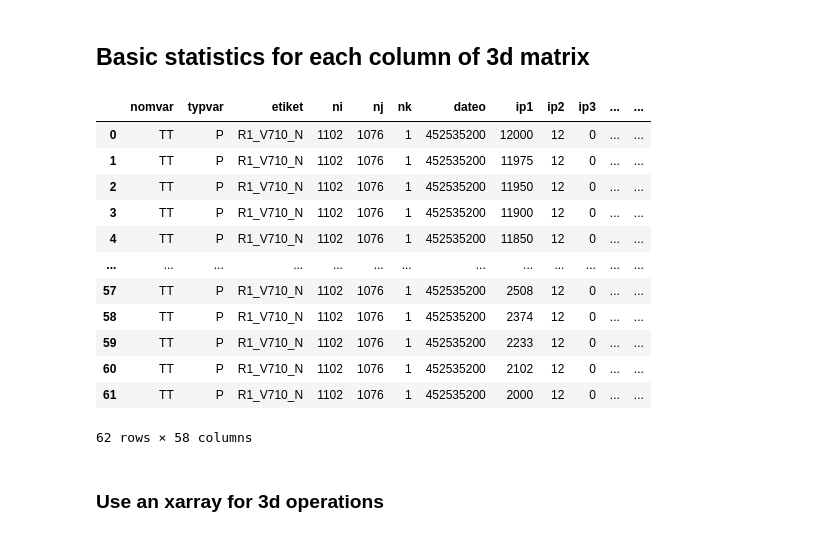
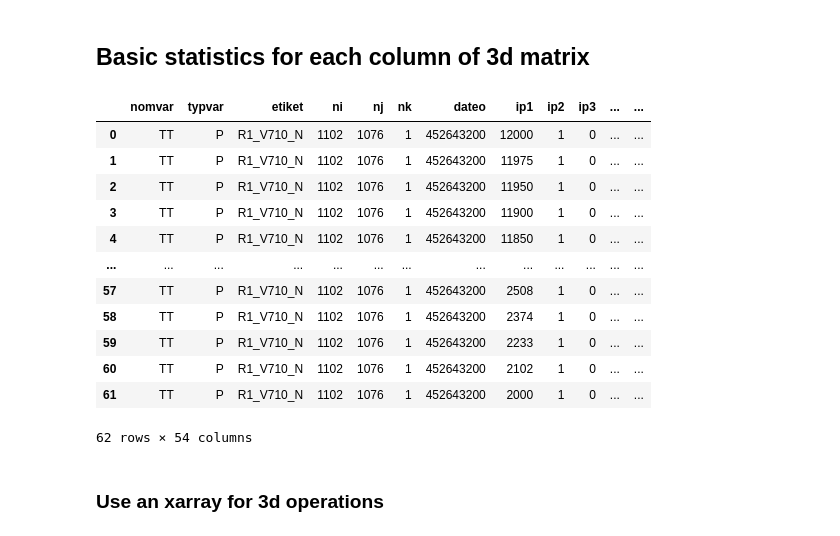
Before and after one commit to sebastiendfortier/fstpy, a Jupyter notebook: doc/Tutorial.ipynb, the cells around one changed output. Saved outputs shown, nothing was run; the diff lists cells and outputs as text; code cells hidden in the pictures.

```diff
--- a/doc/Tutorial.ipynb
+++ b/doc/Tutorial.ipynb
@@ -507,24 +522,24 @@ new_df
 # %% [markdown]
 ## Basic statistics for each column of 3d matrix
 # %%
-tt3d_df = df.loc[(df.nomvar=='TT') & (df.ip2==12)]
+tt3d_df = df.loc[(df.nomvar=='TT') & (df.ip2==np.sort(df.ip2.unique())[0])].reset_index(drop=True)
 # sort by level and reset index
 tt3d_df = tt3d_df.sort_values(by='level',ascending=tt3d_df.iloc[0]['ascending']).reset_index(drop=True)
 tt3d_df
 # %% [output]
 |  | nomvar | typvar | etiket | ni | nj | nk | dateo | ip1 | ip2 | ip3 | ... | ... |
-| 0 | TT | P | R1_V710_N | 1102 | 1076 | 1 | 452535200 | 12000 | 12 | 0 | ... | ... |
-| 1 | TT | P | R1_V710_N | 1102 | 1076 | 1 | 452535200 | 11975 | 12 | 0 | ... | ... |
-| 2 | TT | P | R1_V710_N | 1102 | 1076 | 1 | 452535200 | 11950 | 12 | 0 | ... | ... |
-| 3 | TT | P | R1_V710_N | 1102 | 1076 | 1 | 452535200 | 11900 | 12 | 0 | ... | ... |
-| 4 | TT | P | R1_V710_N | 1102 | 1076 | 1 | 452535200 | 11850 | 12 | 0 | ... | ... |
+| 0 | TT | P | R1_V710_N | 1102 | 1076 | 1 | 452643200 | 12000 | 1 | 0 | ... | ... |
+| 1 | TT | P | R1_V710_N | 1102 | 1076 | 1 | 452643200 | 11975 | 1 | 0 | ... | ... |
+| 2 | TT | P | R1_V710_N | 1102 | 1076 | 1 | 452643200 | 11950 | 1 | 0 | ... | ... |
+| 3 | TT | P | R1_V710_N | 1102 | 1076 | 1 | 452643200 | 11900 | 1 | 0 | ... | ... |
+| 4 | TT | P | R1_V710_N | 1102 | 1076 | 1 | 452643200 | 11850 | 1 | 0 | ... | ... |
 | ... | ... | ... | ... | ... | ... | ... | ... | ... | ... | ... | ... | ... |
-| 57 | TT | P | R1_V710_N | 1102 | 1076 | 1 | 452535200 | 2508 | 12 | 0 | ... | ... |
-| 58 | TT | P | R1_V710_N | 1102 | 1076 | 1 | 452535200 | 2374 | 12 | 0 | ... | ... |
-| 59 | TT | P | R1_V710_N | 1102 | 1076 | 1 | 452535200 | 2233 | 12 | 0 | ... | ... |
-| 60 | TT | P | R1_V710_N | 1102 | 1076 | 1 | 452535200 | 2102 | 12 | 0 | ... | ... |
-| 61 | TT | P | R1_V710_N | 1102 | 1076 | 1 | 452535200 | 2000 | 12 | 0 | ... | ... |
+| 57 | TT | P | R1_V710_N | 1102 | 1076 | 1 | 452643200 | 2508 | 1 | 0 | ... | ... |
+| 58 | TT | P | R1_V710_N | 1102 | 1076 | 1 | 452643200 | 2374 | 1 | 0 | ... | ... |
+| 59 | TT | P | R1_V710_N | 1102 | 1076 | 1 | 452643200 | 2233 | 1 | 0 | ... | ... |
+| 60 | TT | P | R1_V710_N | 1102 | 1076 | 1 | 452643200 | 2102 | 1 | 0 | ... | ... |
+| 61 | TT | P | R1_V710_N | 1102 | 1076 | 1 | 452643200 | 2000 | 1 | 0 | ... | ... |
-62 rows × 58 columns
+62 rows × 54 columns
 # %% [markdown]
 ### Use an xarray for 3d operations
 # %%
```
Also changed, not shown: parts of 26 cells of this notebook.
